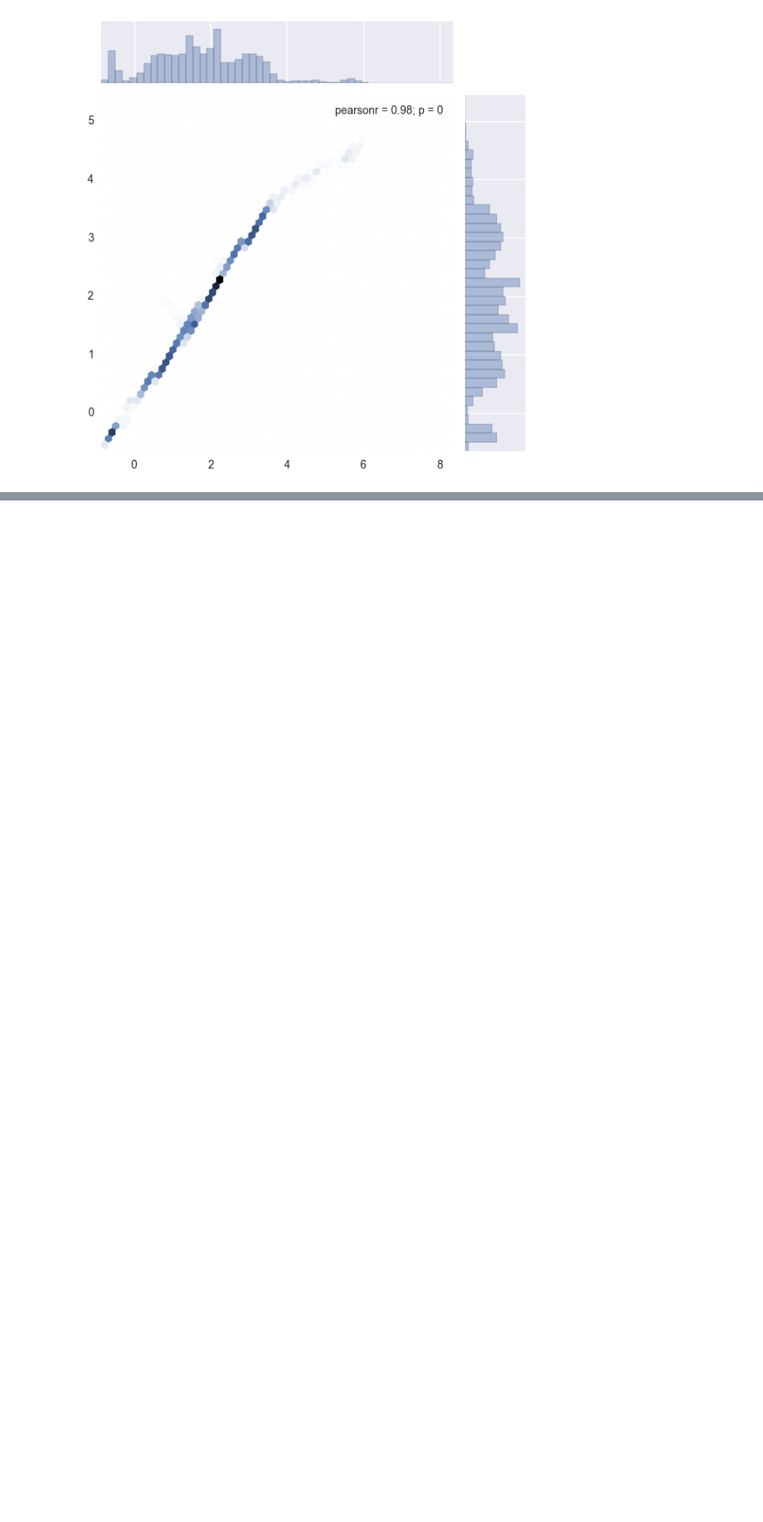
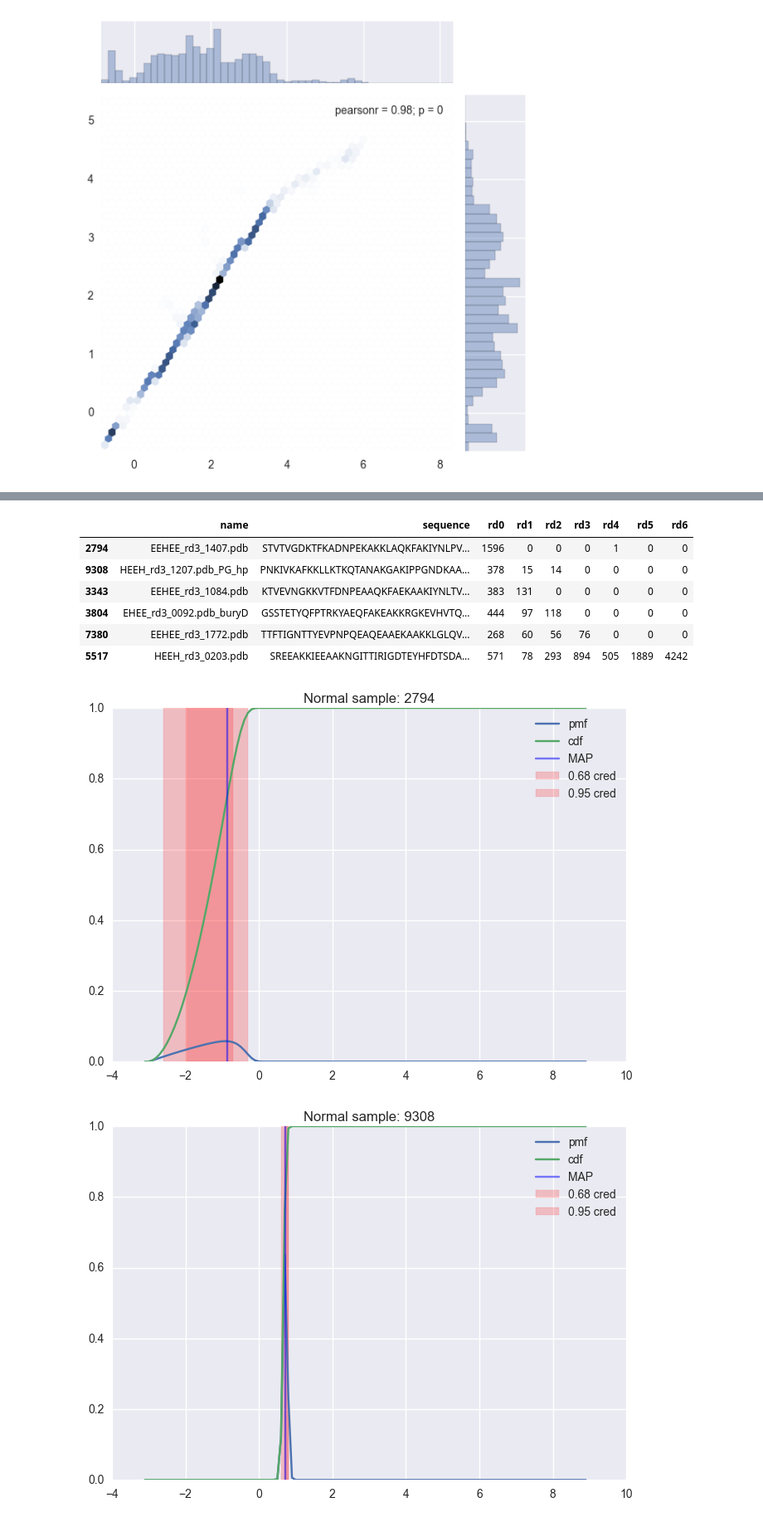
Before and after one commit to asford/protease_experimental_analysis, a Jupyter notebook: sequencing_model_example.ipynb, the cells around one changed output, grey strips where cells are left out. Shown at 83% size. Cells and saved outputs as stored; diff of their text form; code cells hidden in the pictures; blank space fills up the shorter version.

```diff
--- a/sequencing_model_example.ipynb
+++ b/sequencing_model_example.ipynb
@@ -104,0 +127,24 @@ seaborn.jointplot(default_map['sel_ec50'], alt_map["sel_ec50"], kind="hex")
+# %%
+iorder = numpy.argsort(default_map["sel_ec50"])
+
+isamples = iorder[::len(iorder)/5]
+
+
+for i in isamples:
+    pylab.figure()
+    pylab.title("Normal sample: %s" % i)
+
+    chymo_model.plot_cred_summary(chymo_model.estimate_ec50_cred(default_map, i))
+
+    pylab.legend()
+chymo_src_data.iloc[isamples]
+# %% [output]
+|  | name | sequence | rd0 | rd1 | rd2 | rd3 | rd4 | rd5 | rd6 |
+| 2794 | EEHEE_rd3_1407.pdb | STVTVGDKTFKADNPEKAKKLAQKFAKIYNLPV... | 1596 | 0 | 0 | 0 | 1 | 0 | 0 |
+| 9308 | HEEH_rd3_1207.pdb_PG_hp | PNKIVKAFKKLLKTKQTANAKGAKIPPGNDKAA... | 378 | 15 | 14 | 0 | 0 | 0 | 0 |
+| 3343 | EEHEE_rd3_1084.pdb | KTVEVNGKKVTFDNPEAAQKFAEKAAKIYNLTV... | 383 | 131 | 0 | 0 | 0 | 0 | 0 |
+| 3804 | EHEE_rd3_0092.pdb_buryD | GSSTETYQFPTRKYAEQFAKEAKKRGKEVHVTQ... | 444 | 97 | 118 | 0 | 0 | 0 | 0 |
+| 7380 | EEHEE_rd3_1772.pdb | TTFTIGNTTYEVPNPQEAQEAAEKAAKKLGLQV... | 268 | 60 | 56 | 76 | 0 | 0 | 0 |
+| 5517 | HEEH_rd3_0203.pdb | SREEAKKIEEAAKNGITTIRIGDTEYHFDTSDA... | 571 | 78 | 293 | 894 | 505 | 1889 | 4242 |
+[figure, added]
+[figure, added]
```
Also changed, not shown: parts of 3 cells of this notebook, 1 other file.
